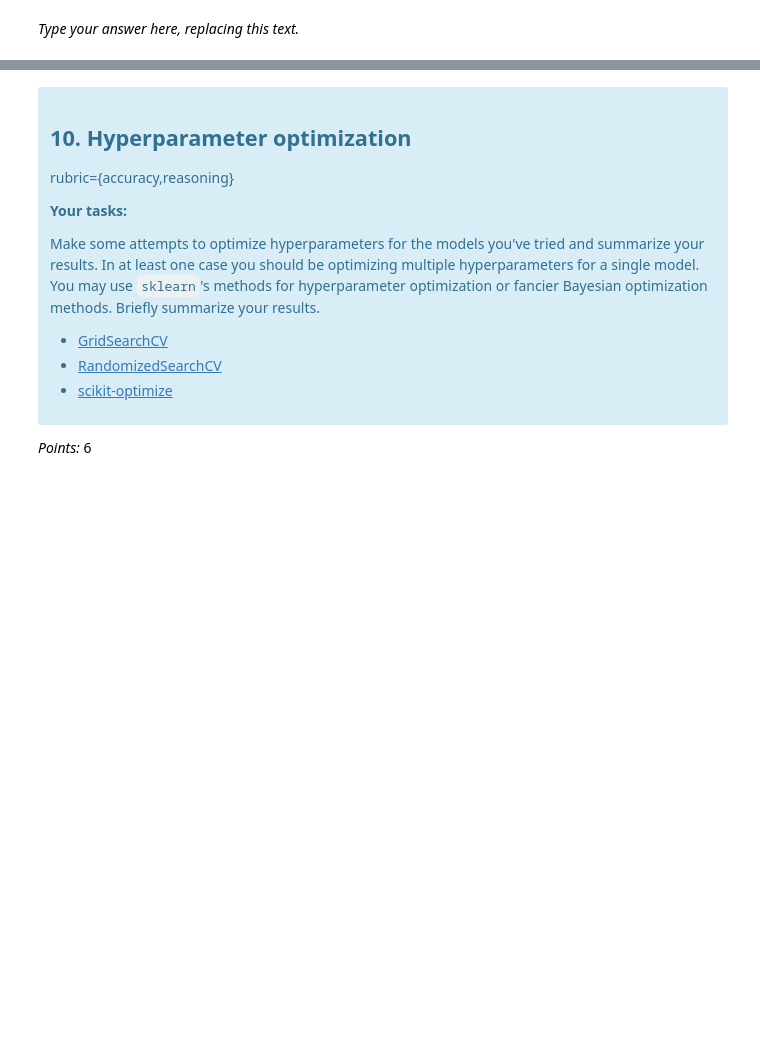
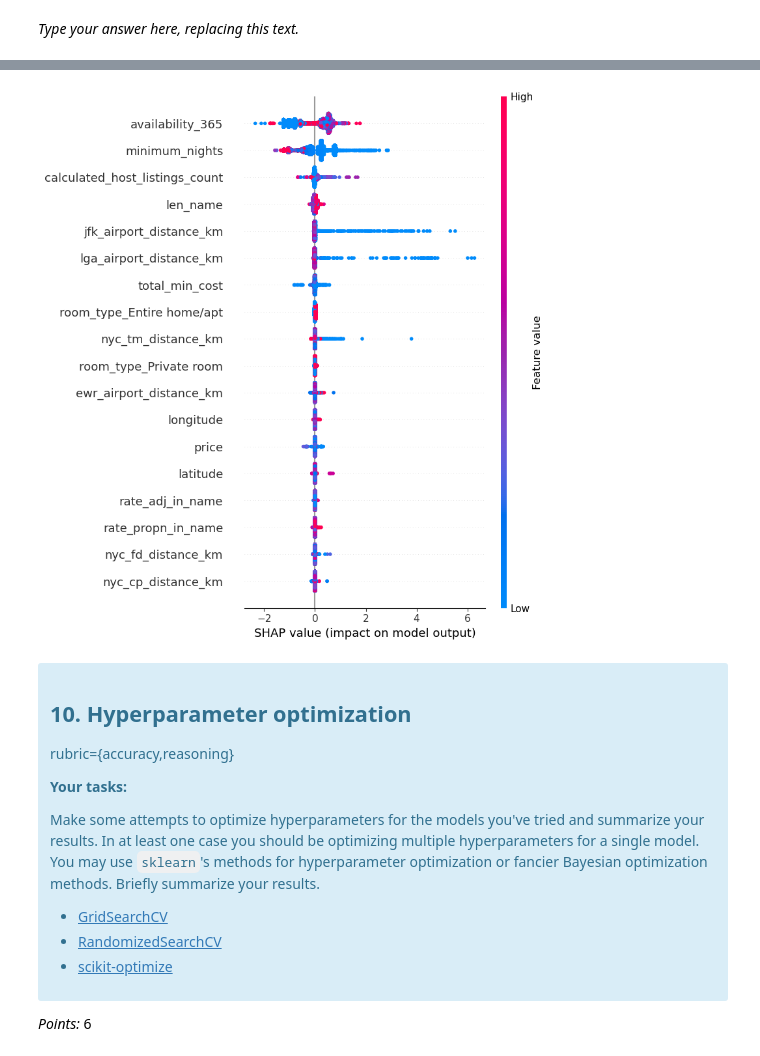
Before and after one commit to hpalafoxp/DSCI-573-Lab4, a Jupyter notebook: lab4.ipynb, the cells around one changed output, grey strips where cells are left out. Saved outputs shown, nothing was run; the diff lists cells and outputs as text; code cells hidden in the pictures; blank space fills up the shorter version.

```diff
--- a/lab4.ipynb
+++ b/lab4.ipynb
@@ -577,0 +612,8 @@ _Points:_ 4
+# %%
+X_train = df_train[features].copy()
+y_train = df_train[TARGET].copy()
+X_test = df_test[features].copy()
+y_test = df_test[TARGET].copy()
+
+X_train_s = general_preprocessor.fit_transform(X_train)
+X_test_s = general_preprocessor.transform(X_test)
@@ -596,0 +648,4 @@ _Points:_ 2
+# %%
+soft_rf = RandomForestRegressor(n_jobs=-1, random_state=RANDOM_STATE, max_depth=6)
+
+soft_rf.fit(X_train_s, y_train)
@@ -677,0 +797,10 @@ _Type your answer here, replacing this text._
+# %%
+explainer = shap.TreeExplainer(soft_rf)
+shap_values = explainer.shap_values(X_train_soft_s)
+shap.summary_plot(shap_values, X_test, feature_names=soft_preprocessor.get_feature_names_out())
+# %%
+returned_features = soft_preprocessor.get_feature_names_out()
+clean_features = [v.split("__", 1)[1] for v in returned_features]
+selected_features = get_important_features_important_than(shap_values, clean_features)
+print(len(selected_features))
+selected_features
@@ -678,3 +827,7 @@ _Type your answer here, replacing this text._
+# %%
+shap.summary_plot(shap_values, X_train_soft_s, feature_names=clean_features, max_display=18)
+# %% [output]
+[figure, added]
 # %% [markdown]
 <!-- END QUESTION -->
 
```
Also changed, not shown: parts of 41 cells of this notebook, 5 other files.
